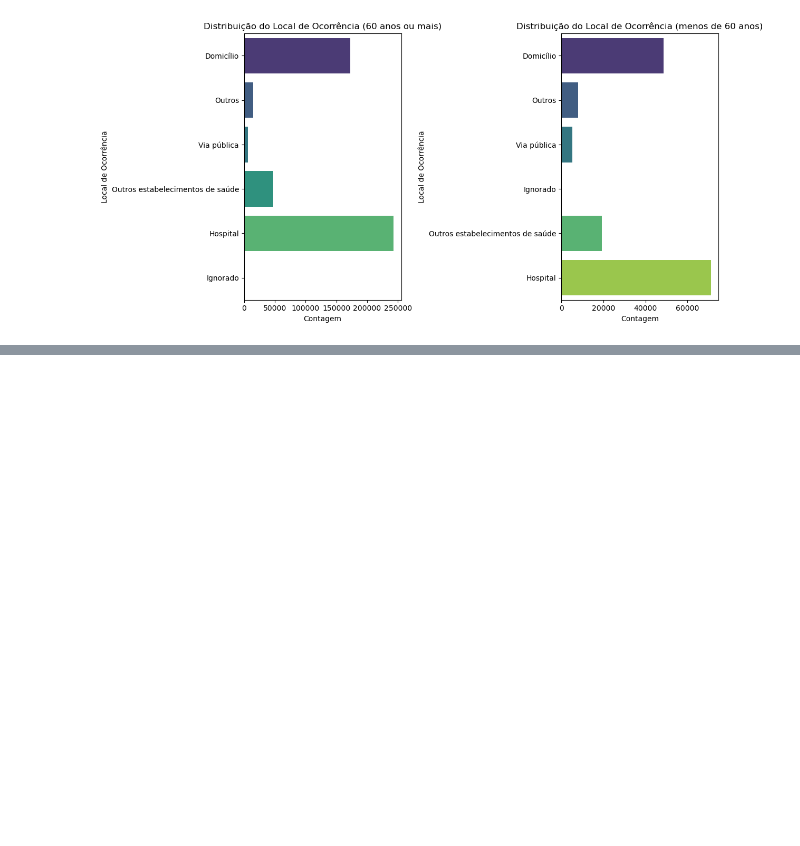
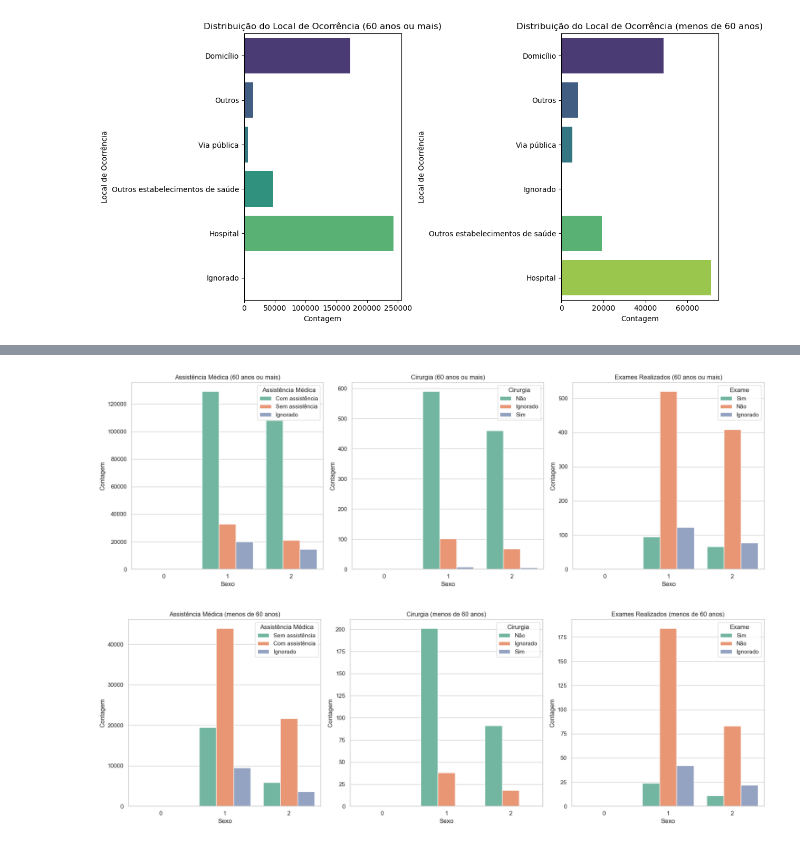
Before and after one commit to hlaff147/mortality-data-analysis, a Jupyter notebook: notebooks/analise_comparativa_idades.ipynb, the cells around one changed output, grey strips where cells are left out. Drawn from its saved outputs; the diff is of its cells as text; code cells hidden in the pictures; blank space fills up the shorter version.

```diff
--- a/notebooks/analise_comparativa_idades.ipynb
+++ b/notebooks/analise_comparativa_idades.ipynb
@@ -260,0 +331,63 @@ Name: count, dtype: float64
+# %%
+# Criando os gráficos para maiores de 60 anos
+plt.figure(figsize=(18, 6))
+
+# Gráfico de assistência médica
+plt.subplot(1, 3, 1)
+sns.countplot(data=df_infarto_maior_60, x='sexo', hue='assistencia_medica', palette='Set2')
+plt.title('Assistência Médica (60 anos ou mais)')
+plt.xlabel('Sexo')
+plt.ylabel('Contagem')
+plt.legend(title='Assistência Médica')
+
+# Gráfico de cirurgia
+plt.subplot(1, 3, 2)
+sns.countplot(data=df_infarto_maior_60, x='sexo', hue='cirurgia', palette='Set2')
+plt.title('Cirurgia (60 anos ou mais)')
+plt.xlabel('Sexo')
+plt.ylabel('Contagem')
+plt.legend(title='Cirurgia')
+
+# Gráfico de exames realizados
+plt.subplot(1, 3, 3)
+sns.countplot(data=df_infarto_maior_60, x='sexo', hue='exame', palette='Set2')
+plt.title('Exames Realizados (60 anos ou mais)')
+plt.xlabel('Sexo')
+plt.ylabel('Contagem')
+plt.legend(title='Exame')
+
+plt.tight_layout()
+plt.show()
+
+# Criando os gráficos para menores de 60 anos
+plt.figure(figsize=(18, 6))
+
+# Gráfico de assistência médica
+plt.subplot(1, 3, 1)
+sns.countplot(data=df_infarto_menor_60, x='sexo', hue='assistencia_medica', palette='Set2')
+plt.title('Assistência Médica (menos de 60 anos)')
+plt.xlabel('Sexo')
+plt.ylabel('Contagem')
+plt.legend(title='Assistência Médica')
+
+# Gráfico de cirurgia
+plt.subplot(1, 3, 2)
+sns.countplot(data=df_infarto_menor_60, x='sexo', hue='cirurgia', palette='Set2')
+plt.title('Cirurgia (menos de 60 anos)')
+plt.xlabel('Sexo')
+plt.ylabel('Contagem')
+plt.legend(title='Cirurgia')
+
+# Gráfico de exames realizados
+plt.subplot(1, 3, 3)
+sns.countplot(data=df_infarto_menor_60, x='sexo', hue='exame', palette='Set2')
+plt.title('Exames Realizados (menos de 60 anos)')
+plt.xlabel('Sexo')
+plt.ylabel('Contagem')
+plt.legend(title='Exame')
+
+plt.tight_layout()
+plt.show()
+# %% [output]
+[figure, added]
+[figure, added]
```
Also changed, not shown: parts of 6 cells of this notebook, 1 other file.
